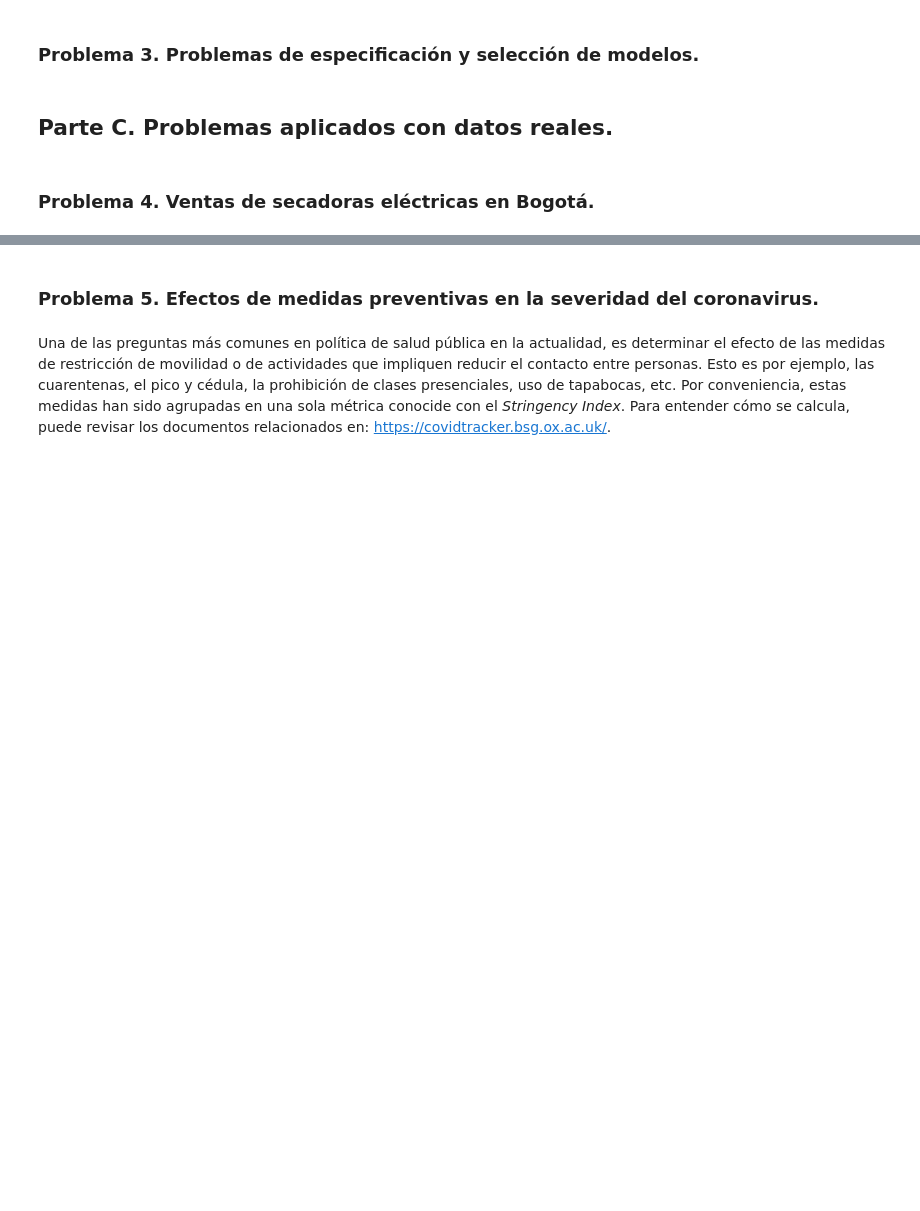
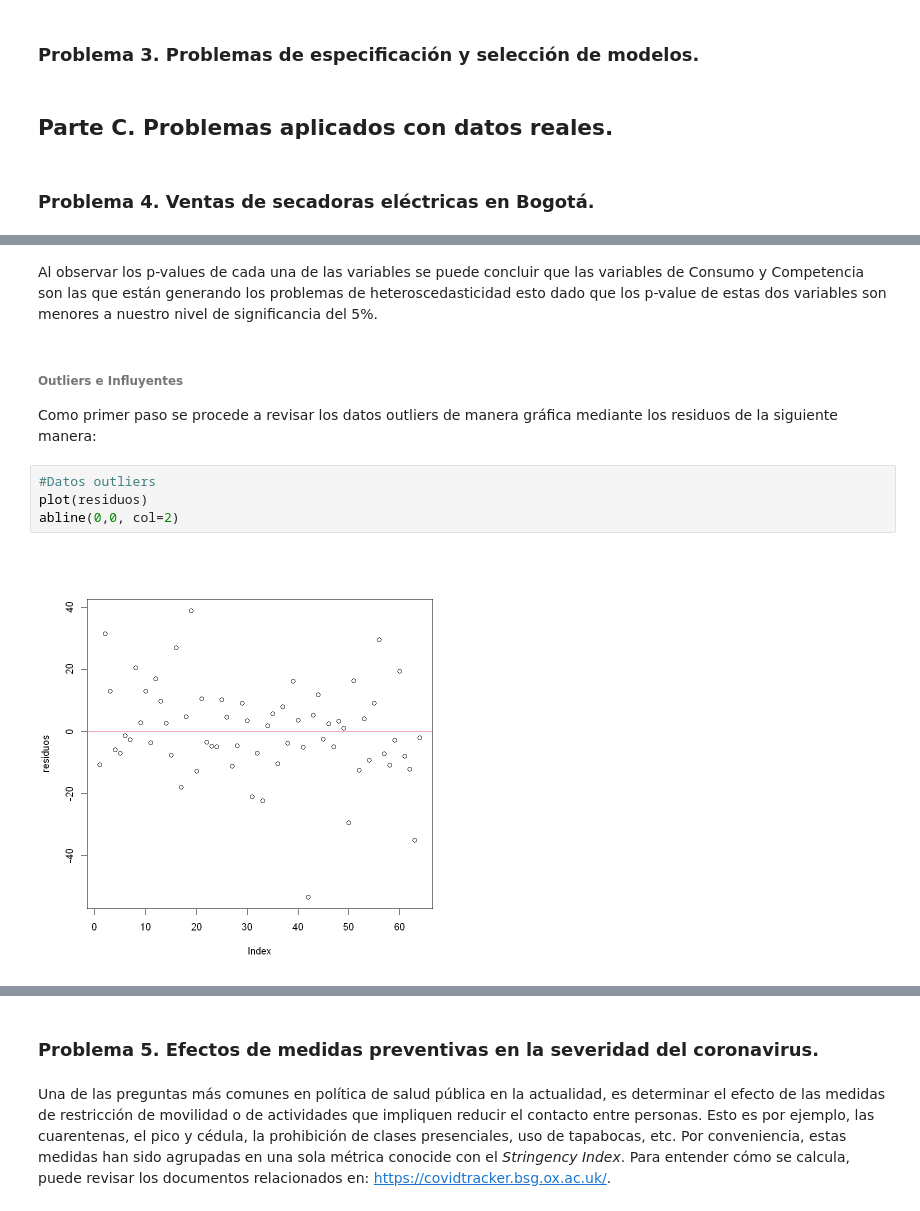
Before and after one commit to MantiMantilla/MEL-2022-2, a Jupyter notebook: Tareas/Tarea 3/Tarea 3.ipynb, the cells around one changed output, grey strips where cells are left out. Saved outputs shown, nothing was run; the diff lists cells and outputs as text; blank space fills up the shorter version.

```diff
--- a/Tareas/Tarea 3/Tarea 3.ipynb
+++ b/Tareas/Tarea 3/Tarea 3.ipynb
@@ -416,0 +612,11 @@ $$
+# %% [markdown]
+Al observar los p-values de cada una de las variables se puede concluir que las variables de Consumo y Competencia son las que están generando los problemas de heteroscedasticidad esto dado que los p-value de estas dos variables son menores a nuestro nivel de significancia del 5%.
+# %% [markdown]
+###### Outliers e Influyentes
+Como primer paso se procede a revisar los datos outliers de manera gráfica mediante los residuos de la siguiente manera:
+# %%
+#Datos outliers
+plot(residuos)
+abline(0,0, col=2)
+# %% [output]
+[figure, added]
```
Also changed, not shown: parts of 41 cells of this notebook, 1 other file.
